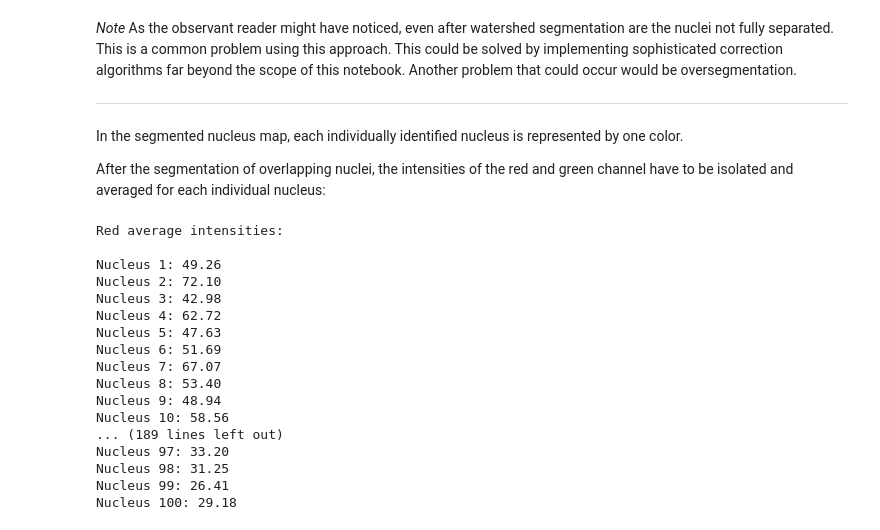
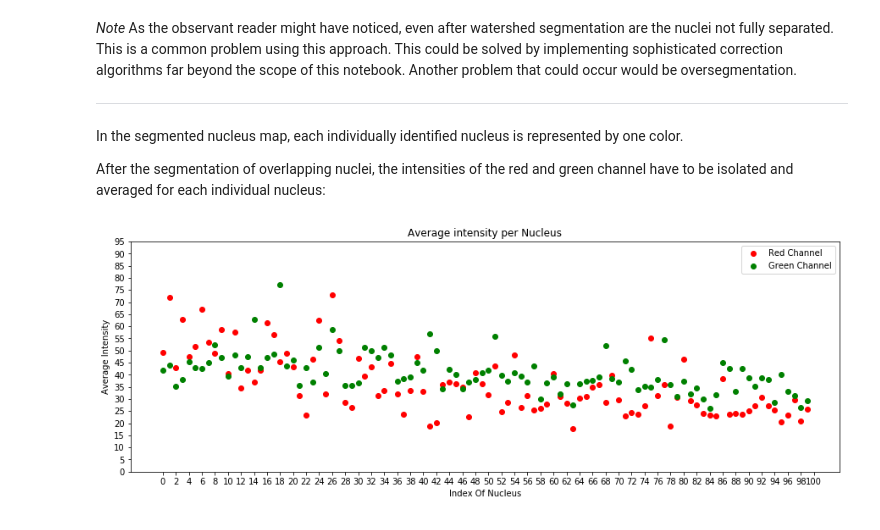
Before and after one commit to SilMon/DSB-Analysis-Notebook, a Jupyter notebook: DSB Analysis Python.ipynb, the cells around one changed output. Saved outputs shown, nothing was run; the diff lists cells and outputs as text; code cells hidden in the pictures.

```diff
--- a/DSB Analysis Python.ipynb
+++ b/DSB Analysis Python.ipynb
@@ -125,51 +128,41 @@ for y in range(len(img)):
             if len(red_int) >= pix:
                 red_int[pix-1].append(red[y][x])
             else:
                 red_int.append([red[y][x]])
 # Calculation of the average red intensity in the nucleus
 for r in range(len(red_int)):
     temp_av = 0
     for i in red_int[r]:
         temp_av += i
     red_av_int.append(temp_av/len(red_int[r]))
 # Detection of green signal inside nucleus
 green_int = [[]]
 green_av_int = []
 for y in range(len(img)):
     for x in range(len(img[0])):
         pix = watershed[y][x]
         if pix > 0:
             if len(green_int) >= pix:
                 green_int[pix-1].append(green[y][x])
             else:
                 green_int.append([green[y][x]])
 # Calculation of the average green intensity in the nucleus
 for r in range(len(green_int)):
     temp_av = 0
     for i in green_int[r]:
         temp_av += i
     green_av_int.append(temp_av / len(green_int[r]))
 
 # Show the resulting average intensities
-red_out = '\n'.join('Nucleus {}: {:.2f}'.format(*k) for k in enumerate(red_av_int, 1))
-green_out = '\n'.join('Nucleus {}: {:.2f}'.format(*k) for k in enumerate(green_av_int, 1))
-out = "Red average intensities:\n\n{0}\n\nGreen average intensities:\n\n{1}".format(red_out, green_out)
-print(out)
+plt.figure(figsize=(15,5))
+plt.plot(red_av_int, "ro", label="Red Channel")
+plt.plot(green_av_int, "go", label="Green Channel")
+plt.title("Average intensity per nucleus")
+plt.xticks(np.arange(mark_num+1, step=2))
+plt.yticks(np.arange(100, step=5))
+plt.xlabel("Index Of Nucleus")
+plt.ylabel("Average Intensity")
+plt.legend()
+plt.show()
 # %% [output]
-Red average intensities:
-
-Nucleus 1: 49.26
-Nucleus 2: 72.10
-Nucleus 3: 42.98
-Nucleus 4: 62.72
-Nucleus 5: 47.63
-Nucleus 6: 51.69
-Nucleus 7: 67.07
-Nucleus 8: 53.40
-Nucleus 9: 48.94
-Nucleus 10: 58.56
-... (189 lines left out)
-Nucleus 97: 33.20
-Nucleus 98: 31.25
-Nucleus 99: 26.41
-Nucleus 100: 29.18
+[figure, added]
```
Also changed, not shown: parts of 3 cells of this notebook.
